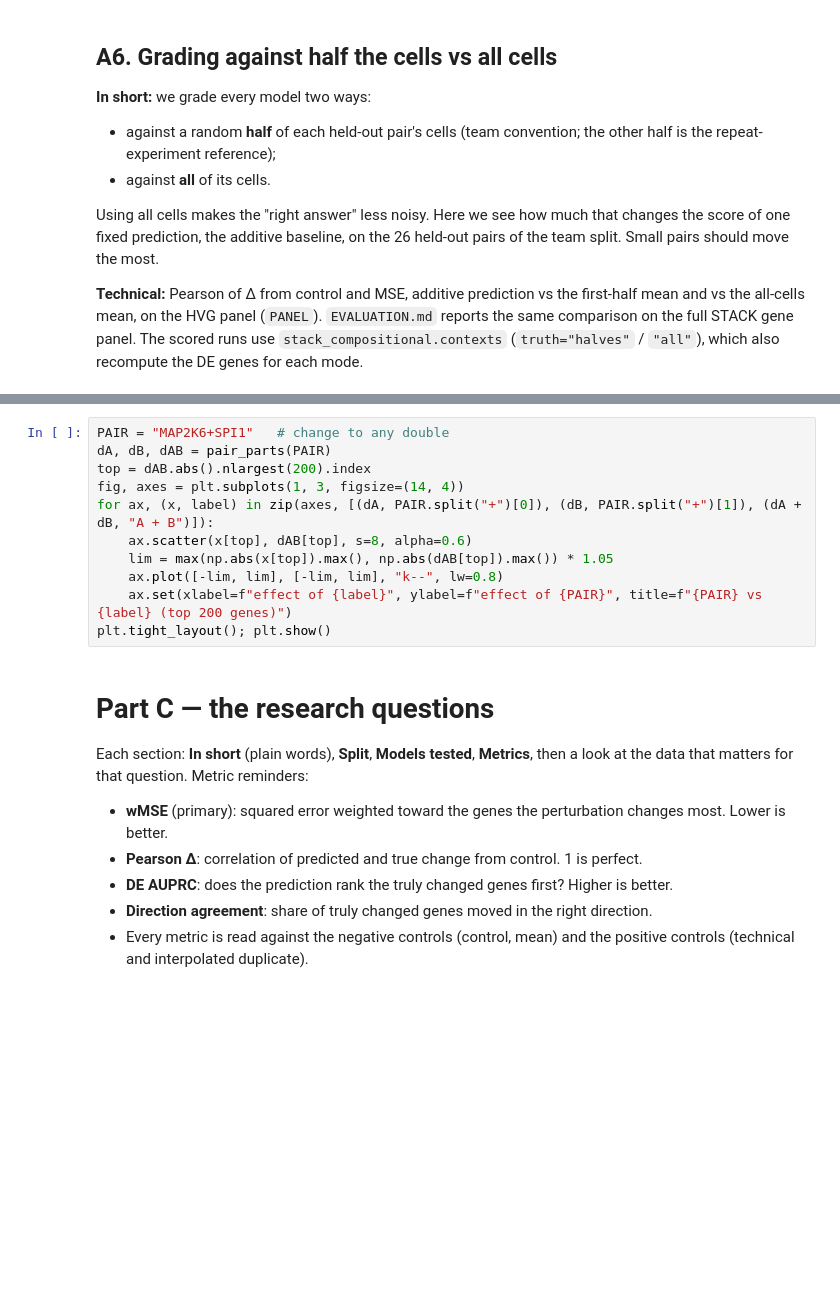
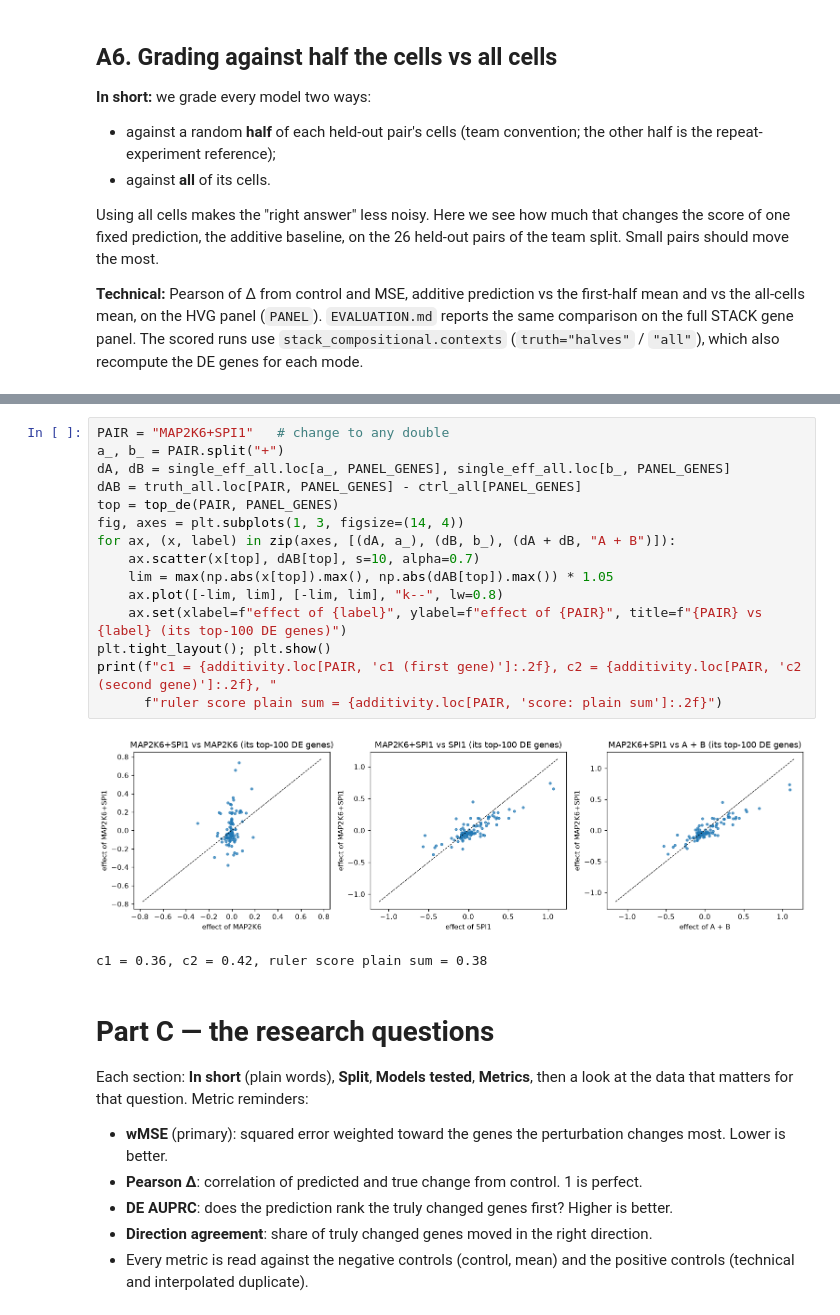
Before and after one commit to reetm09/stack-robustness, a Jupyter notebook: compositional/explore.ipynb, the cells around one changed output, grey strips where cells are left out. Saved outputs shown, nothing was run; the diff lists cells and outputs as text; blank space fills up the shorter version.

```diff
--- a/compositional/explore.ipynb
+++ b/compositional/explore.ipynb
@@ -377,14 +520,21 @@ additivity.sort_values("residual share", ascending=False).head(15).round(3)
 # %%
 PAIR = "MAP2K6+SPI1"   # change to any double
-dA, dB, dAB = pair_parts(PAIR)
-top = dAB.abs().nlargest(200).index
+a_, b_ = PAIR.split("+")
+dA, dB = single_eff_all.loc[a_, PANEL_GENES], single_eff_all.loc[b_, PANEL_GENES]
+dAB = truth_all.loc[PAIR, PANEL_GENES] - ctrl_all[PANEL_GENES]
+top = top_de(PAIR, PANEL_GENES)
 fig, axes = plt.subplots(1, 3, figsize=(14, 4))
-for ax, (x, label) in zip(axes, [(dA, PAIR.split("+")[0]), (dB, PAIR.split("+")[1]), (dA + dB, "A + B")]):
-    ax.scatter(x[top], dAB[top], s=8, alpha=0.6)
+for ax, (x, label) in zip(axes, [(dA, a_), (dB, b_), (dA + dB, "A + B")]):
+    ax.scatter(x[top], dAB[top], s=10, alpha=0.7)
     lim = max(np.abs(x[top]).max(), np.abs(dAB[top]).max()) * 1.05
     ax.plot([-lim, lim], [-lim, lim], "k--", lw=0.8)
-    ax.set(xlabel=f"effect of {label}", ylabel=f"effect of {PAIR}", title=f"{PAIR} vs {label} (top 200 genes)")
+    ax.set(xlabel=f"effect of {label}", ylabel=f"effect of {PAIR}", title=f"{PAIR} vs {label} (its top-100 DE genes)")
 plt.tight_layout(); plt.show()
+print(f"c1 = {additivity.loc[PAIR, 'c1 (first gene)']:.2f}, c2 = {additivity.loc[PAIR, 'c2 (second gene)']:.2f}, "
+      f"ruler score plain sum = {additivity.loc[PAIR, 'score: plain sum']:.2f}")
+# %% [output]
+[figure, added]
+c1 = 0.36, c2 = 0.42, ruler score plain sum = 0.38
 # %% [markdown]
 # Part C — the research questions
 
```
Also changed, not shown: parts of 34 cells of this notebook, 11 other files.
